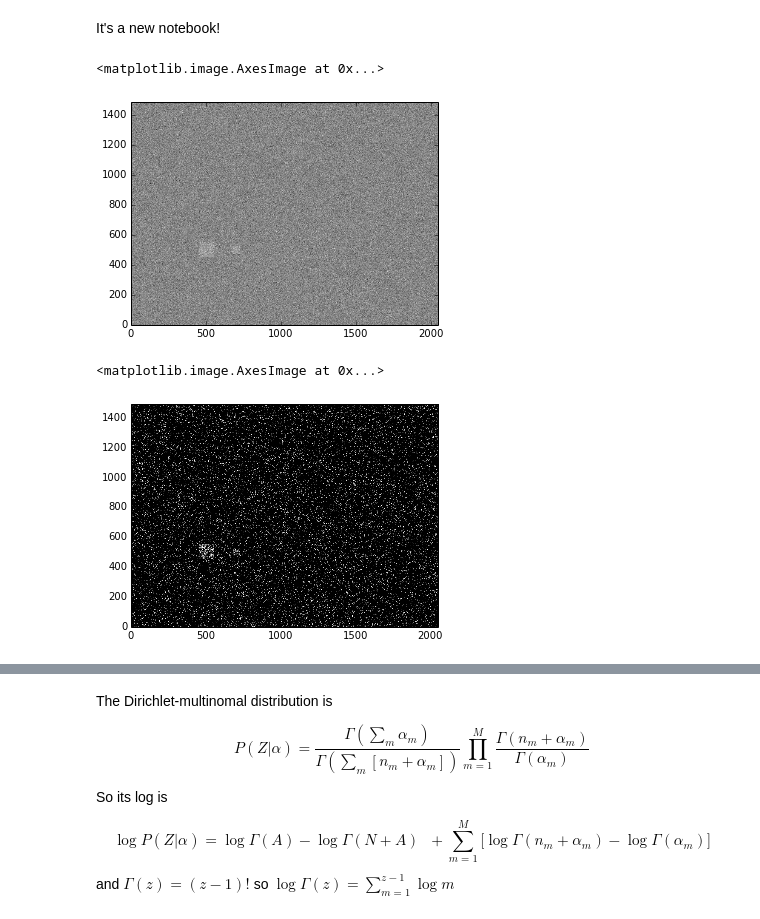
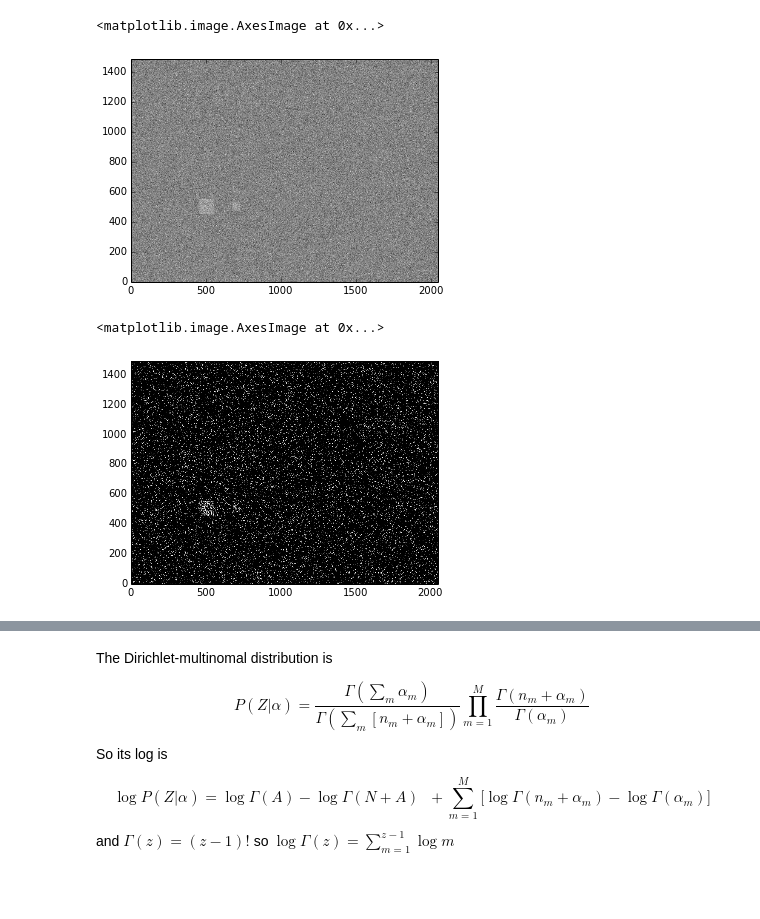
Before and after one commit to garibaldu/Oddity, a Jupyter notebook: code/squares.ipynb, the cells around one changed output, grey strips where cells are left out. Drawn from its saved outputs; the diff is of its cells as text; code cells hidden in the pictures; blank space fills up the shorter version.

```diff
--- a/code/squares.ipynb
+++ b/code/squares.ipynb
@@ -66,25 +67,23 @@ class OddityBB:
                 - self._get_cumulated_block_elt(corners[1], cumulated_block)
                 + self._get_cumulated_block_elt(corners[2], cumulated_block)
                 - self._get_cumulated_block_elt(corners[3], cumulated_block))
-# %% [markdown]
-It's a new notebook!
 # %%
 # make real data
 hdulist = fits.open('../data/frame-r-000094-1-0131.fits.gz')
 realimg = hdulist[0].data
 hdulist.close()
 
 # make fake data
-fakeimg = np.random.normal(size=realimg.shape)
+fakeimg = rng.normal(size=realimg.shape)
 ny, nx = fakeimg.shape
 ygrid, xgrid = mgrid[:ny, :nx]
 fakeimg += 0.0 * xgrid / nx  # to add a tiny gradient as a test
 fakeimg[450:550,450:550] += 1.0 # bright patch for kicks.
 fakeimg[475:525,675:725] += 1.0 # bright patch for kicks.
 
 img = fakeimg # we decide which data we're working with.
 plt.gray()
 plt.imshow(img, origin='lower')
 # %% [output]
 <matplotlib.image.AxesImage at 0x...>
-[figure, old version]
+[figure, new version]
@@ -111,7 +111,7 @@ def intensity_to_boolean_block(img, M):
 plt.imshow(intensity_to_boolean_block(img, M)[-1], origin='lower')
 # %% [output]
 <matplotlib.image.AxesImage at 0x...>
-[figure, old version]
+[figure, new version]
 # %%
 def intensity_to_cumulated_block(img, M):
     return np.cumsum(np.cumsum(intensity_to_boolean_block(img, M), axis=2), axis=1)
```
Also changed, not shown: parts of 12 cells of this notebook.
